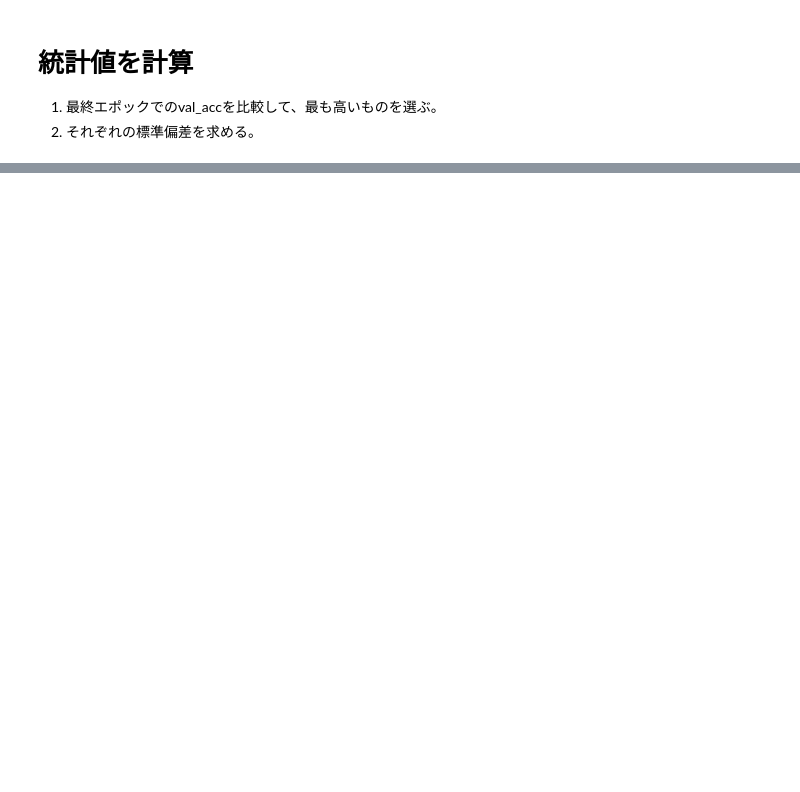
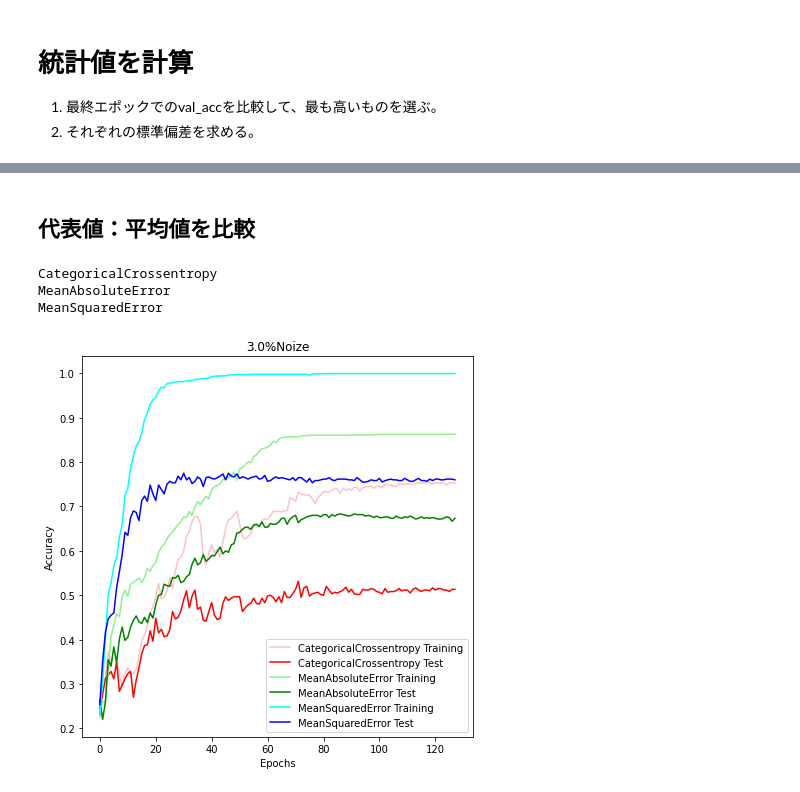
Before and after one commit to s1250103/Public_mori-lab, a Jupyter notebook: eras/confirm_label/analyze_results_of_KTH_datasets.ipynb, the cells around one changed output, grey strips where cells are left out. Drawn from its saved outputs; the diff is of its cells as text; code cells hidden in the pictures; blank space fills up the shorter version.

```diff
--- a/eras/confirm_label/analyze_results_of_KTH_datasets.ipynb
+++ b/eras/confirm_label/analyze_results_of_KTH_datasets.ipynb
@@ -305,0 +368,36 @@ MeanSquaredError
+# %% [markdown]
+## 代表値：平均値を比較
+# %%
+test_color_set = ['red', 'green', 'blue']
+train_color_set = ['pink', 'lightgreen', 'aqua']
+noize_for_title = float(re.sub(r"noize=", "", noize_rate)) * 100
+noize_for_title = str(noize_for_title) + "%Noize"
+
+
+fig = plt.figure(figsize=(7, 7))
+ACC_plt = fig.add_subplot(111)
+ACC_plt.set_title(noize_for_title)
+ACC_plt.set_xlabel('Epochs')
+ACC_plt.set_ylabel('Accuracy')
+
+for key_loss, each_loss in enumerate(used_losses):
+  print(each_loss)
+
+
+  acc = pandas_means[key_loss]['acc']
+  ACC_plt.plot(acc, label=each_loss+" Training", color=train_color_set[key_loss])
+  val_acc = pandas_means[key_loss]['val_acc']
+  ACC_plt.plot(val_acc, label=each_loss+" Test", color=test_color_set[key_loss])
+
+ACC_plt.legend(loc='lower right')
+filename = noize_for_title + "Accuracy"
+filename += "-(mean)"
+filename += ".png"
+
+save_path = path.join(desk, filename)
+fig.savefig(save_path, bbox_inches='tight')
+# %% [output]
+CategoricalCrossentropy
+MeanAbsoluteError
+MeanSquaredError
+[figure, added]
```
Also changed, not shown: parts of 10 cells of this notebook.
